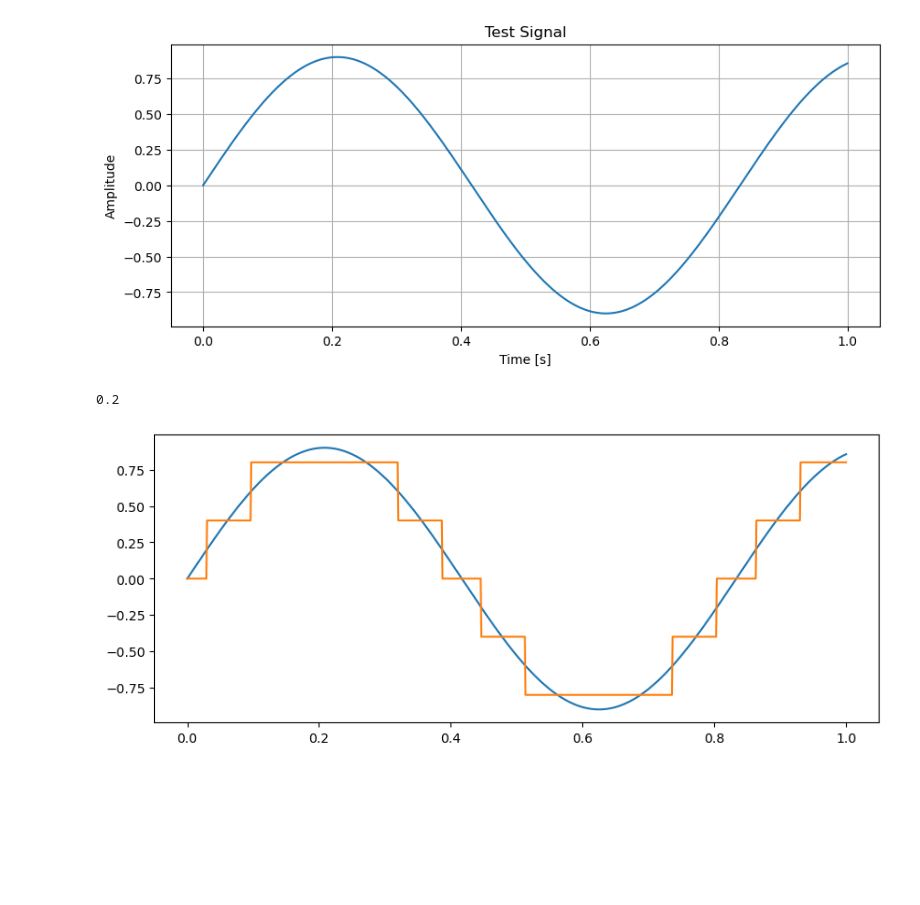
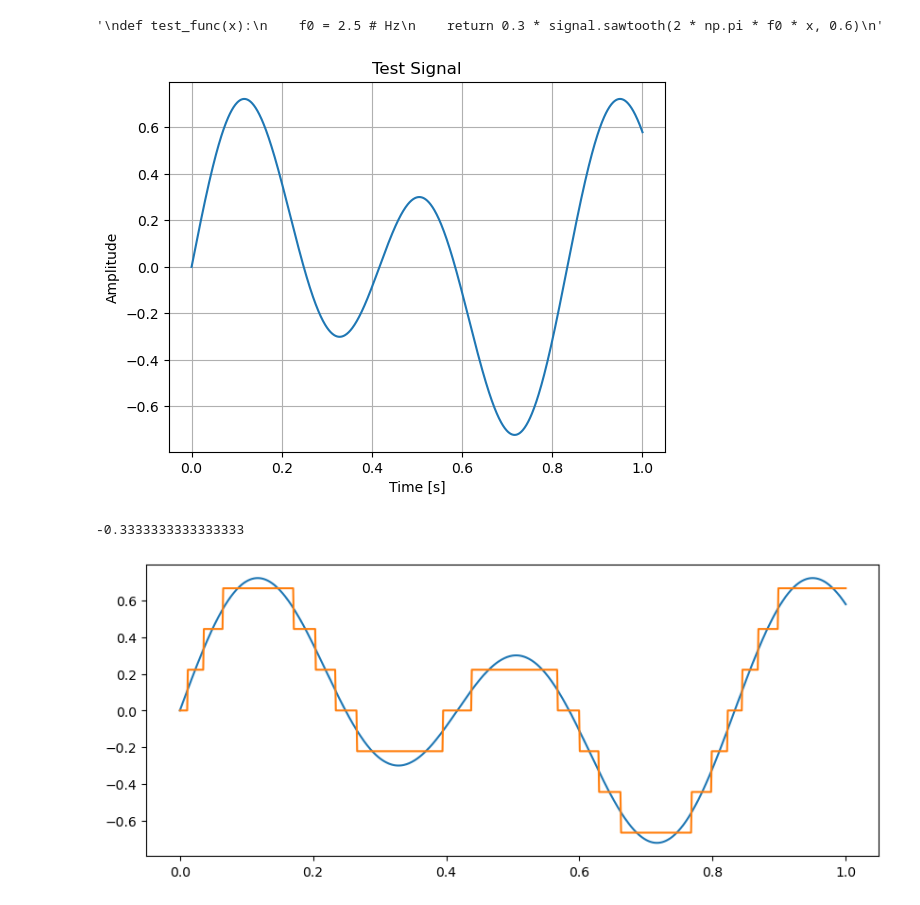
Before and after one commit to lindafabs/Semester-Project, a Jupyter notebook: binary_quant_copy.ipynb, the cells around one changed output. Cells and saved outputs as stored; diff of their text form; code cells hidden in the pictures; blank space fills up the shorter version.

```diff
--- a/binary_quant_copy.ipynb
+++ b/binary_quant_copy.ipynb
@@ -15,7 +9,15 @@ if module_path not in sys.path:
 # %%
 def test_func(x):
     f0 = 1.2 # Hz
-    return 0.9 * np.sin(2 * np.pi * f0 * x)
+    return 0.3 * np.sin(2 * np.pi * f0 * x) + 0.5 * np.sin(2 * np.pi * 2 * f0 * x)
+# %%
+'''
+def test_func(x):
+    f0 = 2.5 # Hz
+    return 0.3 * signal.sawtooth(2 * np.pi * f0 * x, 0.6)
+'''
+# %% [output]
+'\ndef test_func(x):\n    f0 = 2.5 # Hz\n    return 0.3 * signal.sawtooth(2 * np.pi * f0 * x, 0.6)\n'
 # %%
 stop_time = 1
 x= np.linspace(0, stop_time, 1000) #time vector
@@ -26,18 +28,20 @@ plt.ylabel('Amplitude')
 plt.title('Test Signal')
 plt.grid()
 # %% [output]
-[figure, old version]
+[figure, new version]
 # %%
-q = quantizer(5)
+from functions import quantizer
+
+q = quantizer(9)
 step = q.step
 print(q.qthreshold(2,3))
 
 plt.rcParams["figure.figsize"] = (10,4)
 plt.plot(x, test_func(x))
 plt.plot(x, q.quantize(test_func(x)));
 # %% [output]
-0.2
+-0.3333333333333333
-[figure, old version]
+[figure, new version]
 # %%
 T = int(stop_time)
 
```
Also changed, not shown: parts of 14 cells of this notebook.
